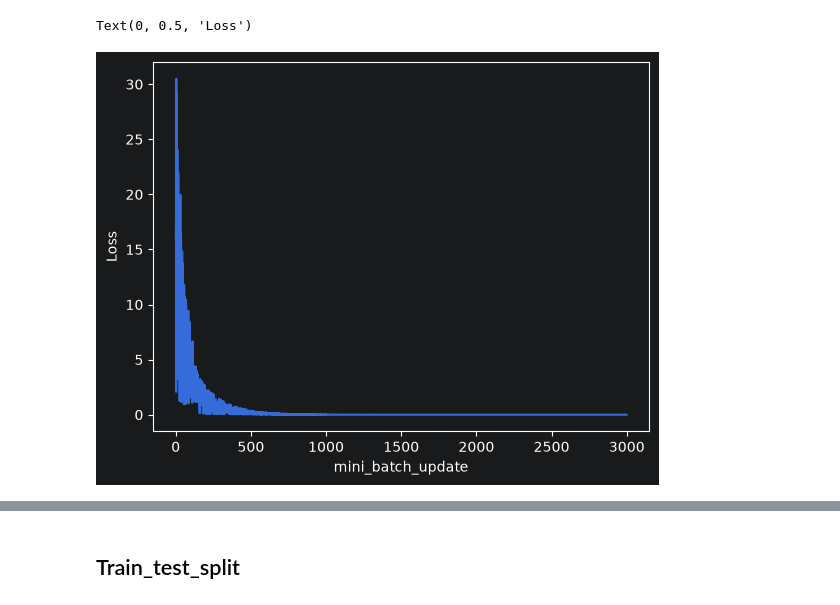
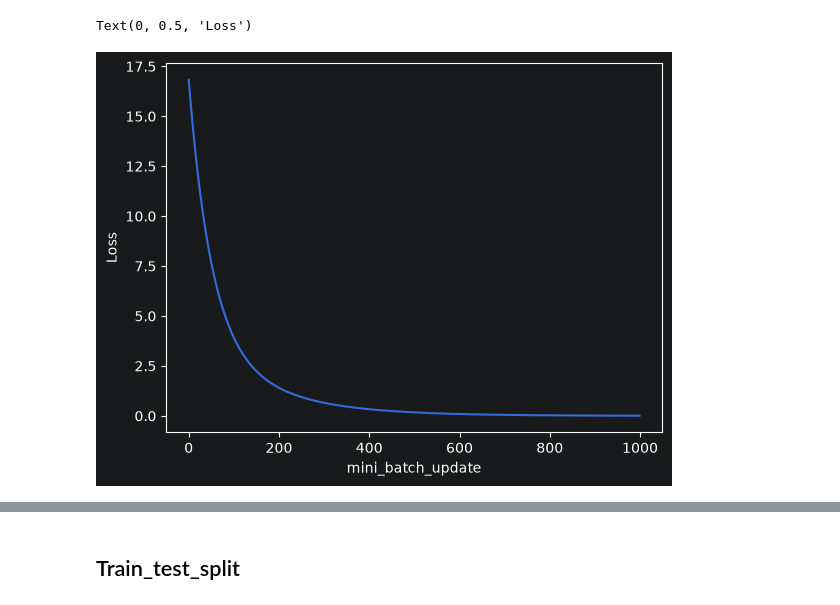
Before and after one commit to LeNangSon/ml-from-scratch-sklearn, a Jupyter notebook: LinearRegression /source.ipynb, the cells around one changed output, grey strips where cells are left out. Drawn from its saved outputs; the diff is of its cells as text; code cells hidden in the pictures.

```diff
--- a/LinearRegression /source.ipynb
+++ b/LinearRegression /source.ipynb
@@ -129,0 +40,15 @@ class MyLinearRegressionSGD(BaseLinearRegression):
+# %%
+LOSS_FUNCTION = {
+                 'half_square_error': HalfSquaredError,
+                 'absolute_error': AbsoluteError}
+class BaseLinearRegressionGD(BaseLinearRegression):
+    def __init__(self, fit_intercept = True, loss_function = 'half_square_error'):
+        super().__init__(fit_intercept= fit_intercept)
+        self.loss_function = loss_function
+    def _resolve_loss(self):
+        if isinstance(self.loss_function, str):
+            if self.loss_function not in LOSS_FUNCTION:
+                raise ValueError("Unsupported loss functions")
+            return LOSS_FUNCTION[self.loss_function]()
+        if isinstance(self.loss_function, BaseLoss):
+            return self.loss_function
@@ -164,10 +197,10 @@ y = (
 )
 scaler_X = MyStandardScaler()
 X = scaler_X.fit_transform(X)
-model = MyLinearRegressionMiniBatchGD(num_epochs=1000, batch_size = 2)
+model = MyLinearRegressionBatchGD(num_epochs=1000)
 model.fit(X,y)
 print(model.coef_, model.intercept_)
-plt.plot(model.batch_loss_history_)
+plt.plot(model.loss_history_)
 plt.xlabel("mini_batch_update")
 plt.ylabel("Loss")
 # %% [output]
@@ -175,5 +224,5 @@ plt.ylabel("Loss")
 Text(0, 0.5, 'Loss')
-[figure, old version]
+[figure, new version]
 # %%
 start = 0
 end = 500
```
Also changed, not shown: parts of 7 cells of this notebook, 2 other files.
